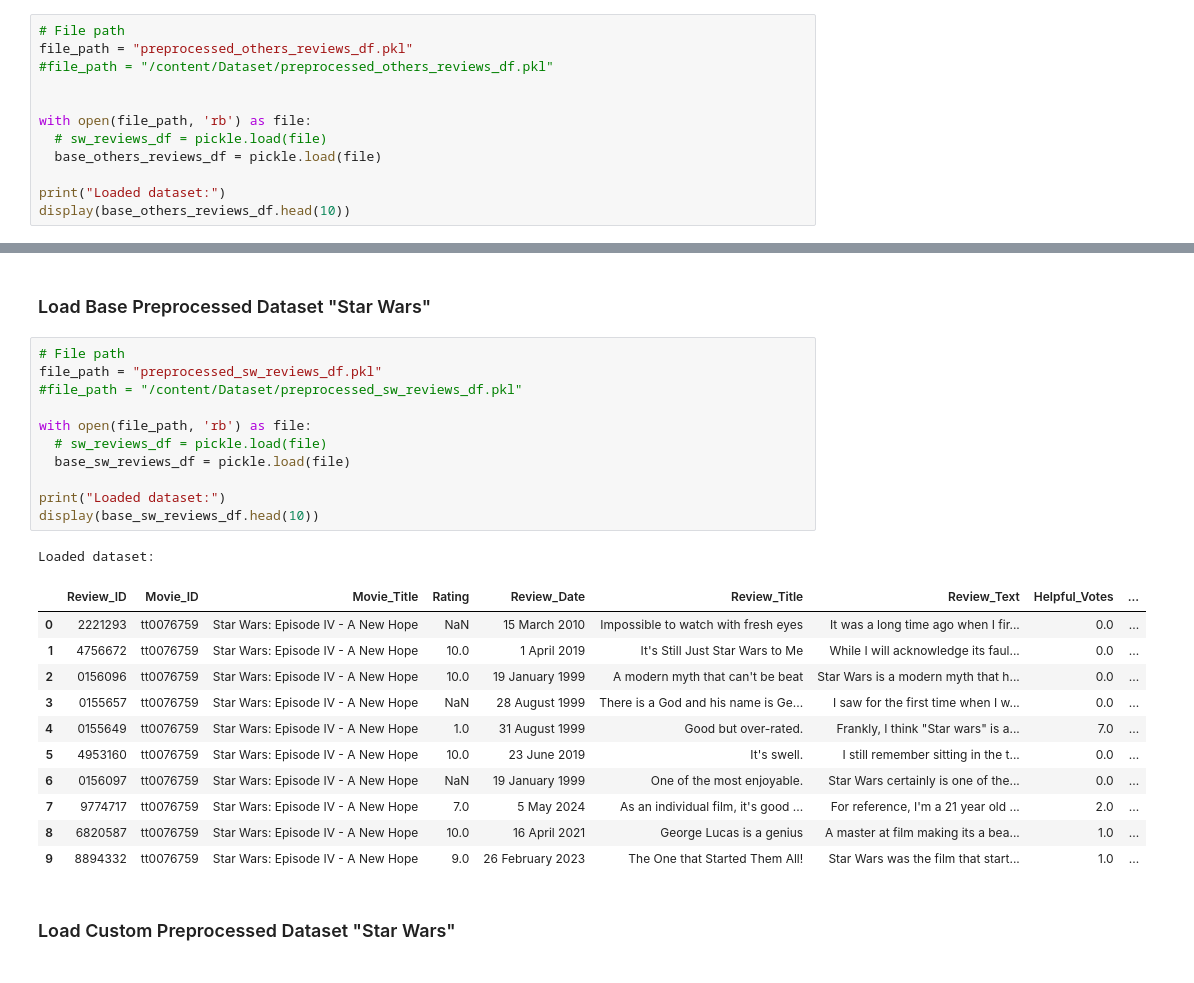
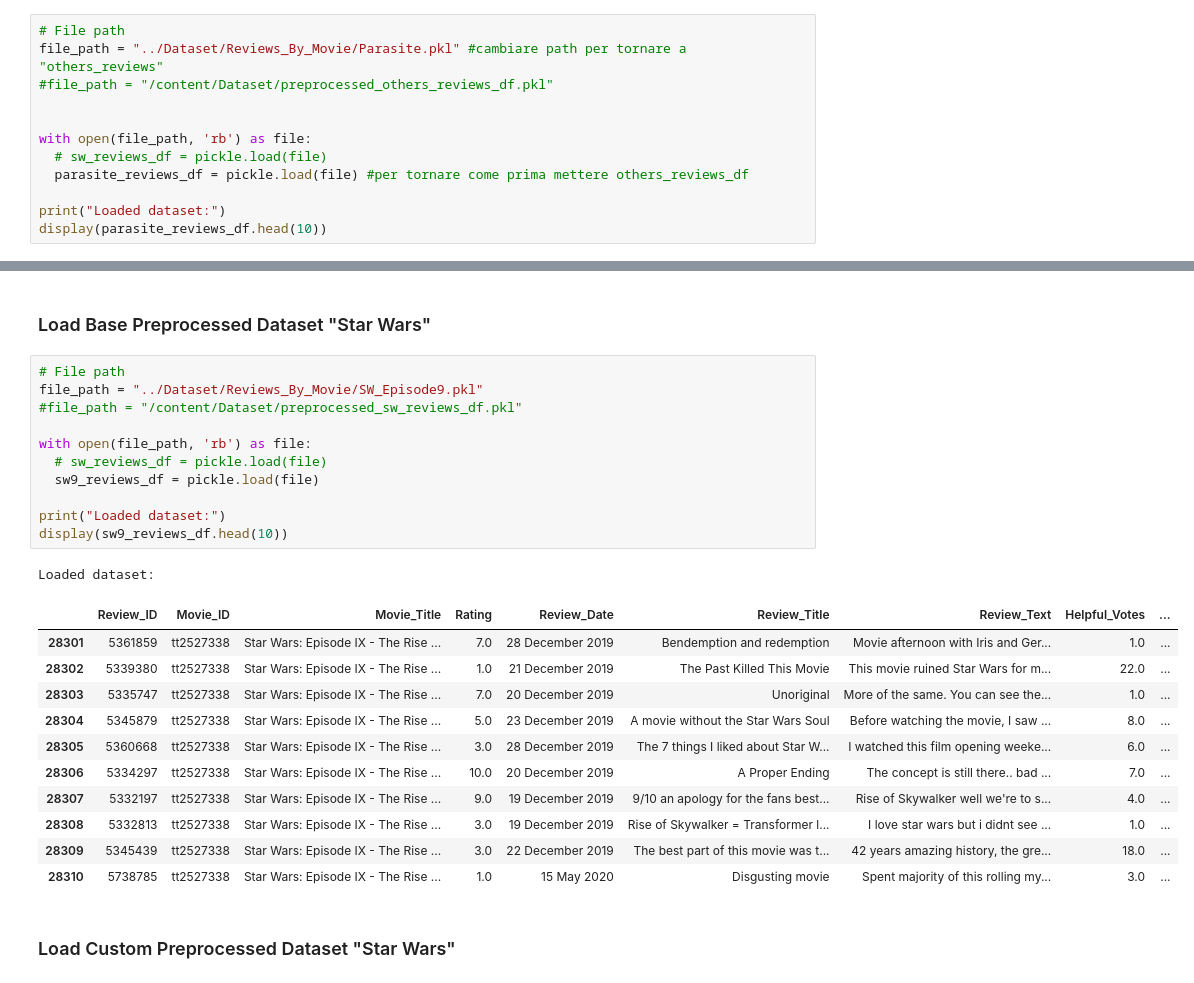
Before and after one commit to Manuele23/DNLP-KeyBert, a Jupyter notebook: KeyBERTMetadata/KeyBertExtraction.ipynb, the cells around one changed output, grey strips where cells are left out. Cells and saved outputs as stored; diff of their text form.

Commit message:
change dataset to Reviews By Movie + PCA

```diff
--- a/KeyBERTMetadata/KeyBertExtraction.ipynb
+++ b/KeyBERTMetadata/KeyBertExtraction.ipynb
@@ -50,16 +50,16 @@ warnings.filterwarnings('ignore')
 ### Load Base Preprocessed Dataset "Others"
 # %%
 # File path
-file_path = "preprocessed_others_reviews_df.pkl"
+file_path = "../Dataset/Reviews_By_Movie/Parasite.pkl" #cambiare path per tornare a "others_reviews"
 #file_path = "/content/Dataset/preprocessed_others_reviews_df.pkl"
 
 
 with open(file_path, 'rb') as file:
   # sw_reviews_df = pickle.load(file)
-  base_others_reviews_df = pickle.load(file)
+  parasite_reviews_df = pickle.load(file) #per tornare come prima mettere others_reviews_df
 
 print("Loaded dataset:")
-display(base_others_reviews_df.head(10))
+display(parasite_reviews_df.head(10))
 # %% [output]
 Loaded dataset:
 |  | Review_ID | Movie_ID | Movie_Title | Rating | Review_Date | Review_Title | Review_Text | Helpful_Votes | ... |
@@ -104,28 +107,28 @@ Loaded dataset:
 ### Load Base Preprocessed Dataset "Star Wars"
 # %%
 # File path
-file_path = "preprocessed_sw_reviews_df.pkl"
+file_path = "../Dataset/Reviews_By_Movie/SW_Episode9.pkl"
 #file_path = "/content/Dataset/preprocessed_sw_reviews_df.pkl"
 
 with open(file_path, 'rb') as file:
   # sw_reviews_df = pickle.load(file)
-  base_sw_reviews_df = pickle.load(file)
+  sw9_reviews_df = pickle.load(file)
 
 print("Loaded dataset:")
-display(base_sw_reviews_df.head(10))
+display(sw9_reviews_df.head(10))
 # %% [output]
 Loaded dataset:
 |  | Review_ID | Movie_ID | Movie_Title | Rating | Review_Date | Review_Title | Review_Text | Helpful_Votes | ... |
-| 0 | 2221293 | tt0076759 | Star Wars: Episode IV - A New Hope | NaN | 15 March 2010 | Impossible to watch with fresh eyes | It was a long time ago when I fir... | 0.0 | ... |
-| 1 | 4756672 | tt0076759 | Star Wars: Episode IV - A New Hope | 10.0 | 1 April 2019 | It's Still Just Star Wars to Me | While I will acknowledge its faul... | 0.0 | ... |
-| 2 | 0156096 | tt0076759 | Star Wars: Episode IV - A New Hope | 10.0 | 19 January 1999 | A modern myth that can't be beat | Star Wars is a modern myth that h... | 0.0 | ... |
-| 3 | 0155657 | tt0076759 | Star Wars: Episode IV - A New Hope | NaN | 28 August 1999 | There is a God and his name is Ge... | I saw for the first time when I w... | 0.0 | ... |
-| 4 | 0155649 | tt0076759 | Star Wars: Episode IV - A New Hope | 1.0 | 31 August 1999 | Good but over-rated. | Frankly, I think "Star wars" is a... | 7.0 | ... |
-| 5 | 4953160 | tt0076759 | Star Wars: Episode IV - A New Hope | 10.0 | 23 June 2019 | It's swell. | I still remember sitting in the t... | 0.0 | ... |
-| 6 | 0156097 | tt0076759 | Star Wars: Episode IV - A New Hope | NaN | 19 January 1999 | One of the most enjoyable. | Star Wars certainly is one of the... | 0.0 | ... |
-| 7 | 9774717 | tt0076759 | Star Wars: Episode IV - A New Hope | 7.0 | 5 May 2024 | As an individual film, it's good ... | For reference, I'm a 21 year old ... | 2.0 | ... |
-| 8 | 6820587 | tt0076759 | Star Wars: Episode IV - A New Hope | 10.0 | 16 April 2021 | George Lucas is a genius | A master at film making its a bea... | 1.0 | ... |
-| 9 | 8894332 | tt0076759 | Star Wars: Episode IV - A New Hope | 9.0 | 26 February 2023 | The One that Started Them All! | Star Wars was the film that start... | 1.0 | ... |
+| 28301 | 5361859 | tt2527338 | Star Wars: Episode IX - The Rise ... | 7.0 | 28 December 2019 | Bendemption and redemption | Movie afternoon with Iris and Ger... | 1.0 | ... |
+| 28302 | 5339380 | tt2527338 | Star Wars: Episode IX - The Rise ... | 1.0 | 21 December 2019 | The Past Killed This Movie | This movie ruined Star Wars for m... | 22.0 | ... |
+| 28303 | 5335747 | tt2527338 | Star Wars: Episode IX - The Rise ... | 7.0 | 20 December 2019 | Unoriginal | More of the same. You can see the... | 1.0 | ... |
+| 28304 | 5345879 | tt2527338 | Star Wars: Episode IX - The Rise ... | 5.0 | 23 December 2019 | A movie without the Star Wars Soul | Before watching the movie, I saw ... | 8.0 | ... |
+| 28305 | 5360668 | tt2527338 | Star Wars: Episode IX - The Rise ... | 3.0 | 28 December 2019 | The 7 things I liked about Star W... | I watched this film opening weeke... | 6.0 | ... |
+| 28306 | 5334297 | tt2527338 | Star Wars: Episode IX - The Rise ... | 10.0 | 20 December 2019 | A Proper Ending | The concept is still there.. bad ... | 7.0 | ... |
+| 28307 | 5332197 | tt2527338 | Star Wars: Episode IX - The Rise ... | 9.0 | 19 December 2019 | 9/10 an apology for the fans best... | Rise of Skywalker well we're to s... | 4.0 | ... |
+| 28308 | 5332813 | tt2527338 | Star Wars: Episode IX - The Rise ... | 3.0 | 19 December 2019 | Rise of Skywalker = Transformer l... | I love star wars but i didnt see ... | 1.0 | ... |
+| 28309 | 5345439 | tt2527338 | Star Wars: Episode IX - The Rise ... | 3.0 | 22 December 2019 | The best part of this movie was t... | 42 years amazing history, the gre... | 18.0 | ... |
+| 28310 | 5738785 | tt2527338 | Star Wars: Episode IX - The Rise ... | 1.0 | 15 May 2020 | Disgusting movie | Spent majority of this rolling my... | 3.0 | ... |
 # %% [markdown]
 ### Load Custom Preprocessed Dataset "Star Wars"
 # %%
```
Also changed, not shown: parts of 7 cells of this notebook, 1 other file.
